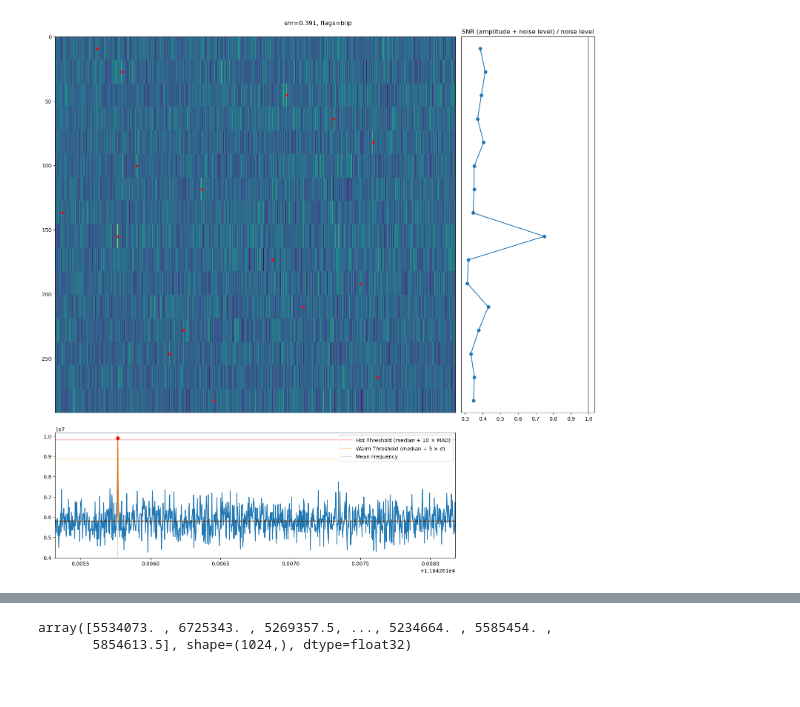
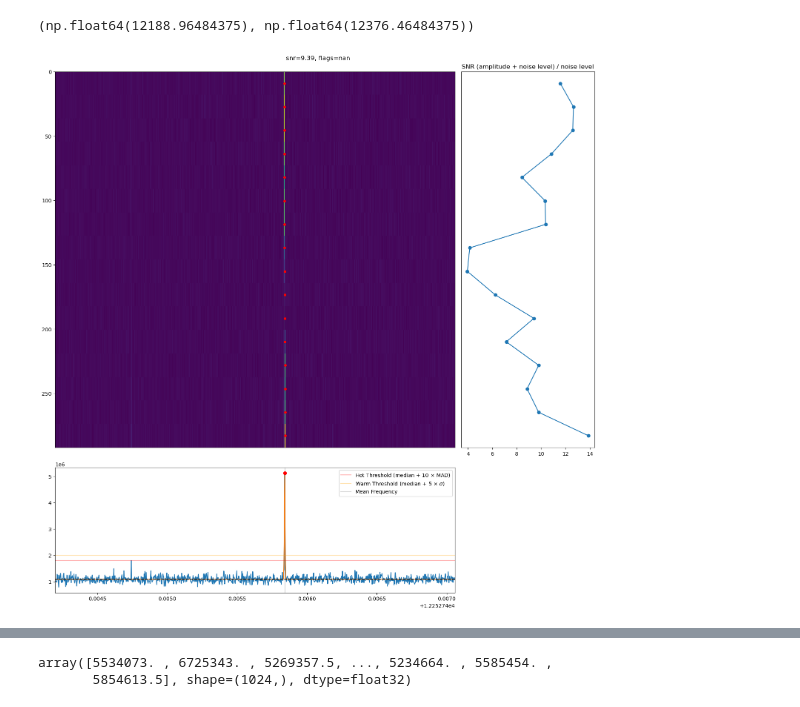
Before and after one commit to andres-luengo/bart, a Jupyter notebook: experiments/inspect_hits.ipynb, the cells around one changed output, grey strips where cells are left out. Drawn from its saved outputs; the diff is of its cells as text; code cells hidden in the pictures.

```diff
--- a/experiments/inspect_hits.ipynb
+++ b/experiments/inspect_hits.ipynb
@@ -12,6 +12,6 @@ import matplotlib.gridspec
 
 import warnings
 # %%
-df = pd.read_csv('/mnt_blpc3/datax/scratch/andresl/starlink-pipeline-runs/sample-run2/batches/batch_038.csv')
+df = pd.read_csv('/mnt_blpc3/datax/scratch/andresl/starlink-pipeline-runs/sample-run2/batches/batch_021.csv')
 df
 # %% [output]
@@ -40,6 +23,10 @@ foff = f['data'].attrs['foff']
 nchans = f['data'].attrs['nchans']
 tsamp = f['data'].attrs['tsamp']
 WINDOW_SIZE = 2**10
+# %%
+fch1 + (foff * nchans), fch1
+# %% [output]
+(np.float64(12188.96484375), np.float64(12376.46484375))
 # %%
 def signal_model(x, mean, stdev, amplitude, noise):
     exponent = -0.5 * ((x - mean) / stdev)**2
@@ -146,33 +133,33 @@ def make_figure(hit, title=None):
     im_ax.invert_xaxis()
     im_ax.xaxis.set_visible(False)  # Hide x-axis on main plot
 
     slice_data = data[SLICE_IDX, :]
     slice_ax.plot(freqs, slice_data)
     slice_ax.plot(freqs, signal_model(freqs, *params[SLICE_IDX]))
 
     slice_median = params[SLICE_IDX, 3]
     slice_ax.axhline(slice_median, alpha = 0.9, color='black', linestyle='--')
 
     hot_threshold = slice_median + 10*scipy.stats.median_abs_deviation(slice_data)
     slice_ax.axhline(hot_threshold, alpha=0.3, color='red', label='Hot Threshold (median + 10 $\\times$ MAD)')
 
     warm_threshold = slice_median + 5*np.std(slice_data)
     slice_ax.axhline(warm_threshold, alpha=0.3, color='orange', label='Warm Threshold (median + 5 $\\times\\ \\sigma$)')
 
     slice_freq = params[SLICE_IDX, 0]
     slice_ax.axvline(slice_freq, alpha=0.3, color='gray', label='Mean Frequency')
 
     slice_ax.scatter(x=freqs[np.argmax(slice_data)], y=np.max(slice_data), color='red', zorder=10)
 
     # slice_ax.set_yscale('log')
 
     slice_ax.legend()
 
     fig.suptitle(title)
     return fig
-# hit = df.sample().iloc[0]
-hit = df.loc[15]
+hit = df.sample().iloc[0]
+# hit = df.loc[15]
 make_figure(hit, f'snr={hit['snr']:.3g}, flags={hit['flags']}')
 plt.show()
 # %% [output]
-[figure, old version]
+[figure, new version]
```
Also changed, not shown: parts of 8 cells of this notebook.
